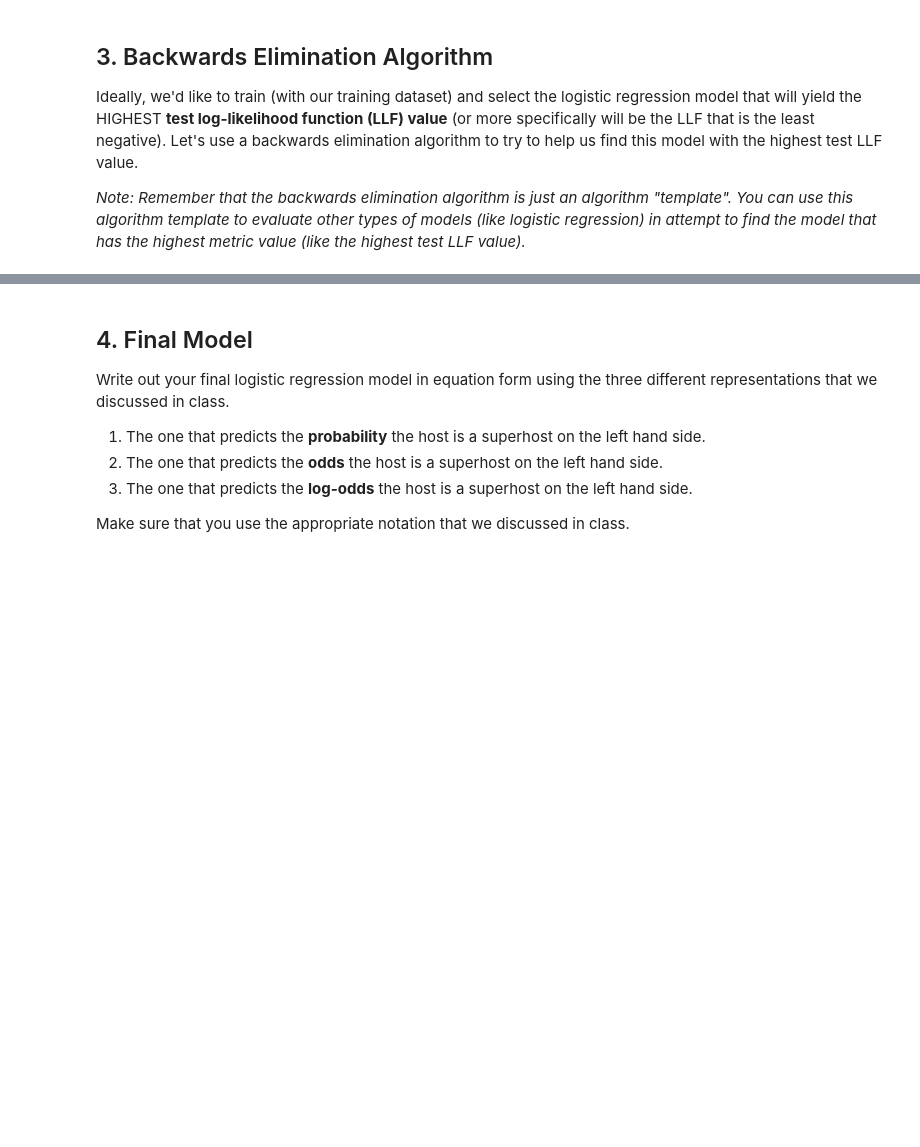
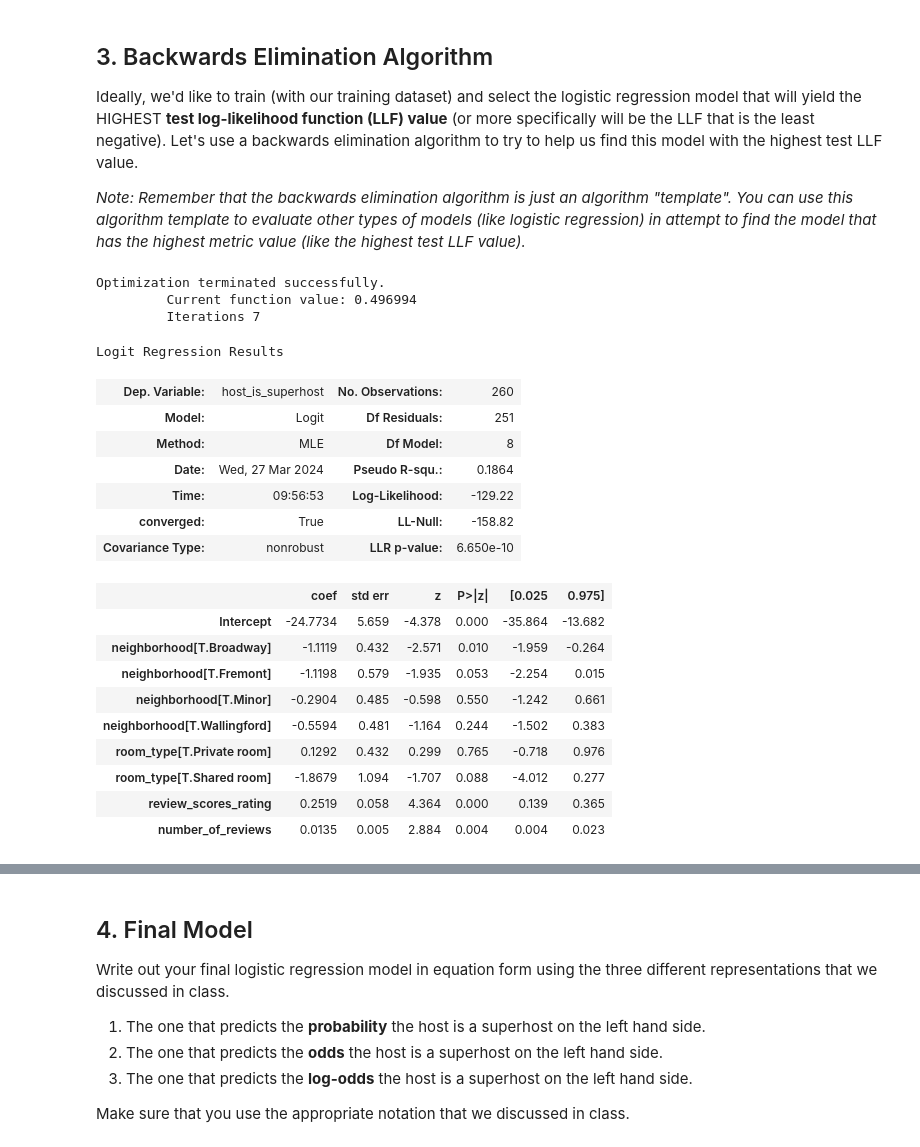
Before and after one commit to ryguy2k4/stat207, a Jupyter notebook: lab_10/lab_10_group.ipynb, the cells around one changed output, grey strips where cells are left out. Drawn from its saved outputs; the diff is of its cells as text; code cells hidden in the pictures; blank space fills up the shorter version.

```diff
--- a/lab_10/lab_10_group.ipynb
+++ b/lab_10/lab_10_group.ipynb
@@ -147,3 +228,28 @@ Use the code in 2.2 and 2.3 to now calculate the log-likelihood function value o
 Ideally, we'd like to train (with our training dataset) and select the logistic regression model that will yield the HIGHEST **test log-likelihood function (LLF) value** (or more specifically will be the LLF that is the least negative). Let's use a backwards elimination algorithm to try to help us find this model with the highest test LLF value.
 
 *Note: Remember that the backwards elimination algorithm is just an algorithm "template". You can use this algorithm template to evaluate other types of models (like logistic regression) in attempt to find the model that has the highest metric value (like the highest test LLF value).*
+# %%
+log_mod = smf.logit(formula="host_is_superhost~review_scores_rating+number_of_reviews+neighborhood+room_type",data=df_train).fit()
+log_mod.summary()
+# %% [output]
+Optimization terminated successfully.
+         Current function value: 0.496994
+         Iterations 7
+Logit Regression Results
+| Dep. Variable: | host_is_superhost | No. Observations: | 260 |
+| Model: | Logit | Df Residuals: | 251 |
+| Method: | MLE | Df Model: | 8 |
+| Date: | Wed, 27 Mar 2024 | Pseudo R-squ.: | 0.1864 |
+| Time: | 09:56:53 | Log-Likelihood: | -129.22 |
+| converged: | True | LL-Null: | -158.82 |
+| Covariance Type: | nonrobust | LLR p-value: | 6.650e-10 |
+|  | coef | std err | z | P>|z| | [0.025 | 0.975] |
+| Intercept | -24.7734 | 5.659 | -4.378 | 0.000 | -35.864 | -13.682 |
+| neighborhood[T.Broadway] | -1.1119 | 0.432 | -2.571 | 0.010 | -1.959 | -0.264 |
+| neighborhood[T.Fremont] | -1.1198 | 0.579 | -1.935 | 0.053 | -2.254 | 0.015 |
+| neighborhood[T.Minor] | -0.2904 | 0.485 | -0.598 | 0.550 | -1.242 | 0.661 |
+| neighborhood[T.Wallingford] | -0.5594 | 0.481 | -1.164 | 0.244 | -1.502 | 0.383 |
+| room_type[T.Private room] | 0.1292 | 0.432 | 0.299 | 0.765 | -0.718 | 0.976 |
+| room_type[T.Shared room] | -1.8679 | 1.094 | -1.707 | 0.088 | -4.012 | 0.277 |
+| review_scores_rating | 0.2519 | 0.058 | 4.364 | 0.000 | 0.139 | 0.365 |
+| number_of_reviews | 0.0135 | 0.005 | 2.884 | 0.004 | 0.004 | 0.023 |
```
Also changed, not shown: parts of 20 cells of this notebook.
